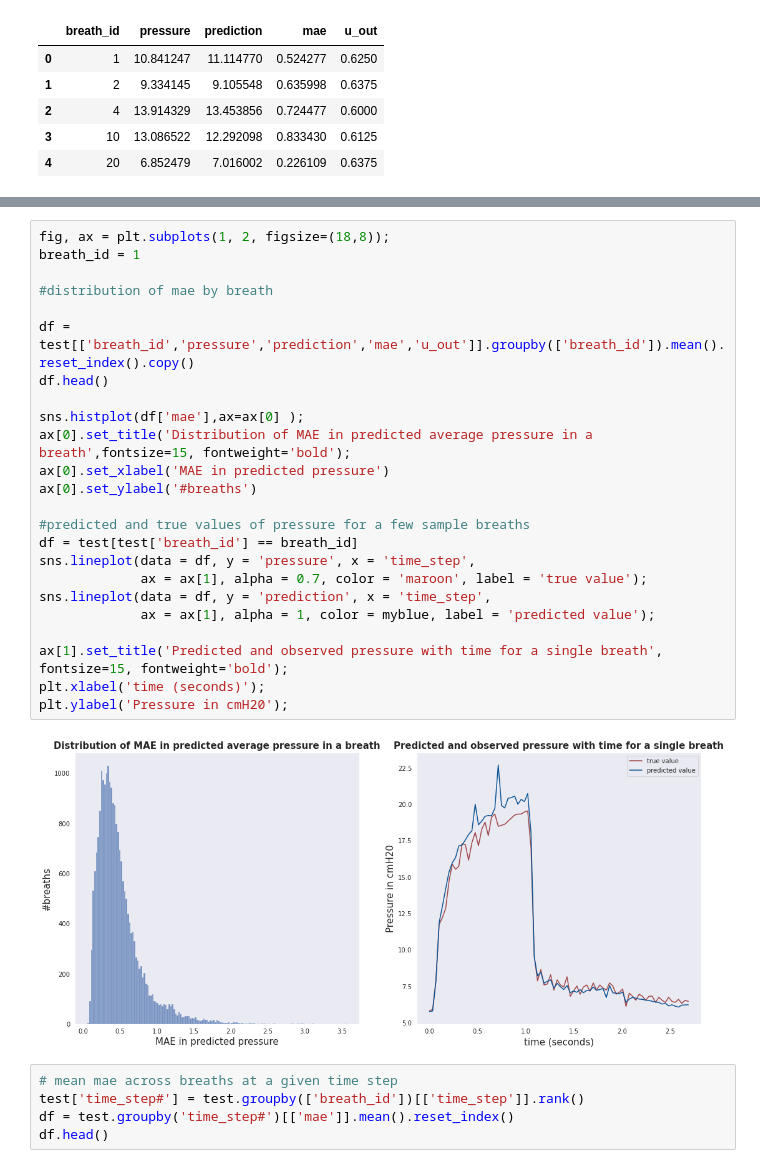
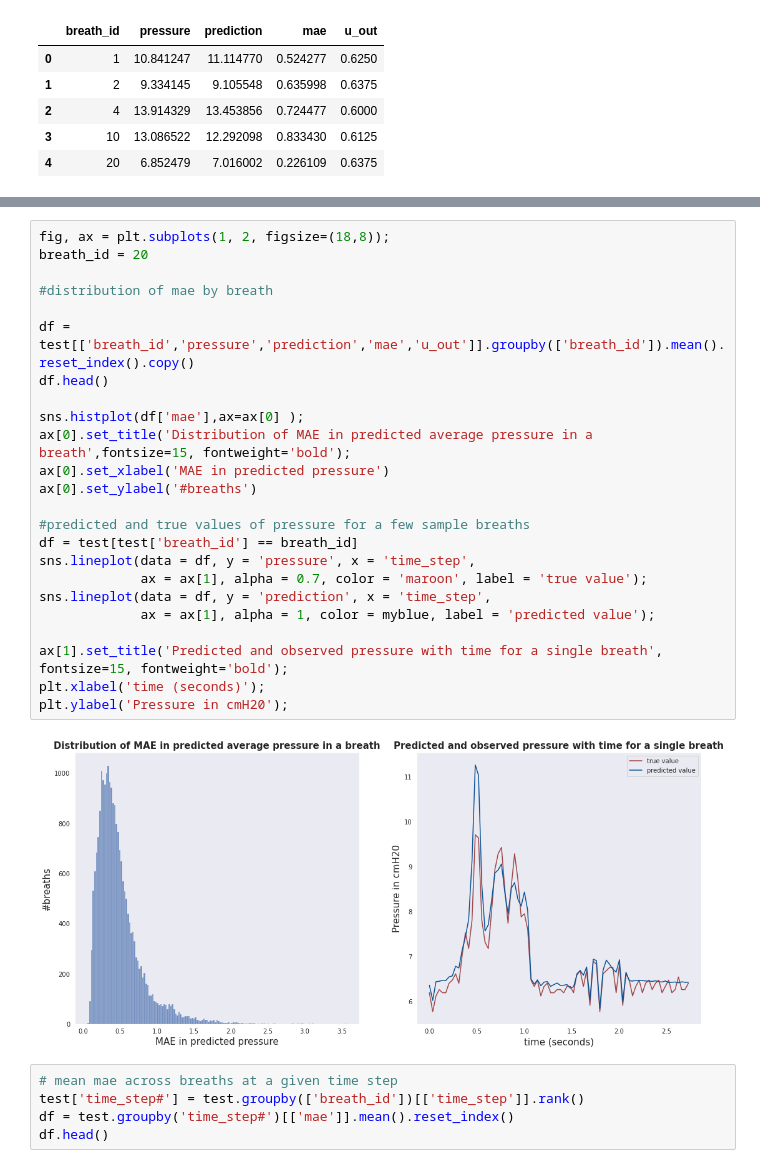
Before and after one commit to sumakarnam/DSI-Capstone, a Jupyter notebook: Ventilator_Pressure_Prediction/code/predictions_and_error_analysis.ipynb, the cells around one changed output, grey strips where cells are left out. Cells and saved outputs as stored; diff of their text form.

```diff
--- a/Ventilator_Pressure_Prediction/code/predictions_and_error_analysis.ipynb
+++ b/Ventilator_Pressure_Prediction/code/predictions_and_error_analysis.ipynb
@@ -105,29 +128,29 @@ df.head()
 # %%
 fig, ax = plt.subplots(1, 2, figsize=(18,8));
-breath_id = 1
+breath_id = 20
 
 #distribution of mae by breath
 
 df = test[['breath_id','pressure','prediction','mae','u_out']].groupby(['breath_id']).mean().reset_index().copy()
 df.head()
 
 sns.histplot(df['mae'],ax=ax[0] );
 ax[0].set_title('Distribution of MAE in predicted average pressure in a breath',fontsize=15, fontweight='bold');
 ax[0].set_xlabel('MAE in predicted pressure')
 ax[0].set_ylabel('#breaths')
 
 #predicted and true values of pressure for a few sample breaths
 df = test[test['breath_id'] == breath_id]
 sns.lineplot(data = df, y = 'pressure', x = 'time_step',
              ax = ax[1], alpha = 0.7, color = 'maroon', label = 'true value');
 sns.lineplot(data = df, y = 'prediction', x = 'time_step',
              ax = ax[1], alpha = 1, color = myblue, label = 'predicted value');
 
 ax[1].set_title('Predicted and observed pressure with time for a single breath', fontsize=15, fontweight='bold');
 plt.xlabel('time (seconds)');
 plt.ylabel('Pressure in cmH20');
 # %% [output]
-[figure, old version]
+[figure, new version]
 # %%
 # mean mae across breaths at a given time step
 test['time_step#'] = test.groupby(['breath_id'])[['time_step']].rank()
```
Also changed, not shown: parts of 1 cell of this notebook, 1 other file.
